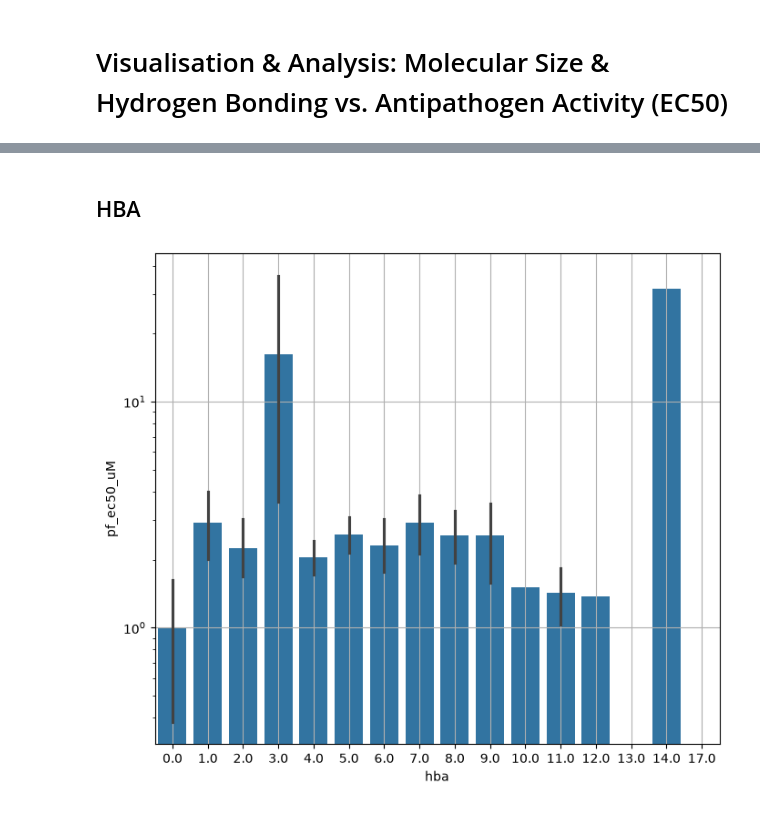
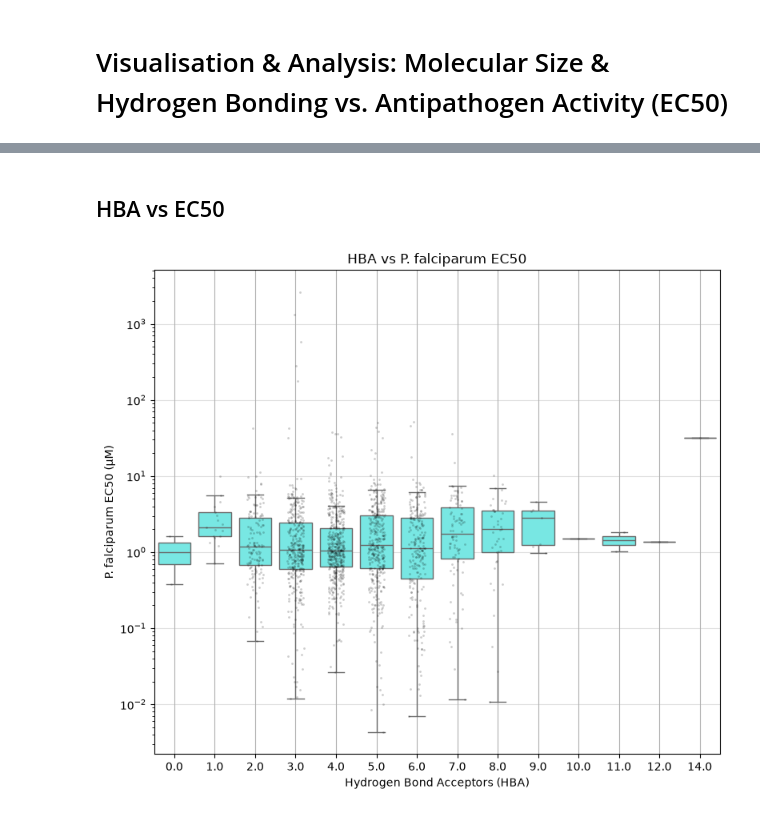
Before and after one commit to claudiagzv/csc1171-project, a Jupyter notebook: notebooks/size_bonding_ec50_activity_relationship.ipynb, the cells around one changed output, grey strips where cells are left out. Cells and saved outputs as stored; diff of their text form; code cells hidden in the pictures.

```diff
--- a/notebooks/size_bonding_ec50_activity_relationship.ipynb
+++ b/notebooks/size_bonding_ec50_activity_relationship.ipynb
@@ -15,4 +20,6 @@ mmv_compounds_df = pd.read_csv(mmv_dataset, delimiter='\t')
 # %%
 size_h_bonding_columns = ['molecular_weight', 'heavy_atoms', 'hba', 'hbd']
 # %%
-size_h_bonding_df = mmv_compounds_df.dropna(subset=size_h_bonding_columns)
+size_h_bonding_df = mmv_compounds_df.dropna(subset=size_h_bonding_columns).copy()
+
+size_h_bonding_df = size_h_bonding_df[size_h_bonding_df['pf_ec50_uM'] > 0 ] # ensures for valid & positive values
@@ -64,17 +93,32 @@ plt.show()
 # %% [markdown]
-## HBA
+## HBA vs EC50
 # %%
 hba_column = size_h_bonding_df['hba']
 
 
 
 plt.figure(figsize=(8,7))
-sns.barplot(y=activity_column, x=hba_column)
+sns.boxplot(x=hba_column,
+            y=activity_column,
+            showfliers=False, # removes any duplicate outlier markers
+            color="#66f9f4")
+
+
+sns.stripplot(x=hba_column,
+              y=activity_column,
+              color='black',
+              alpha=0.2,
+              size=2,
+              jitter=0.20) # individual points to show all data
+
 
 plt.yscale('log', base=10)
-
+plt.xlabel('Hydrogen Bond Acceptors (HBA)')
+plt.ylabel('P. falciparum EC50 (µM)')
+plt.title("HBA vs P. falciparum EC50")
+plt.grid(axis='y', alpha=0.4)
 plt.grid(True)
-
+plt.tight_layout()
 plt.show()
 # %% [output]
-[figure, old version]
+[figure, new version]
```
Also changed, not shown: parts of 14 cells of this notebook, 1 other file.
